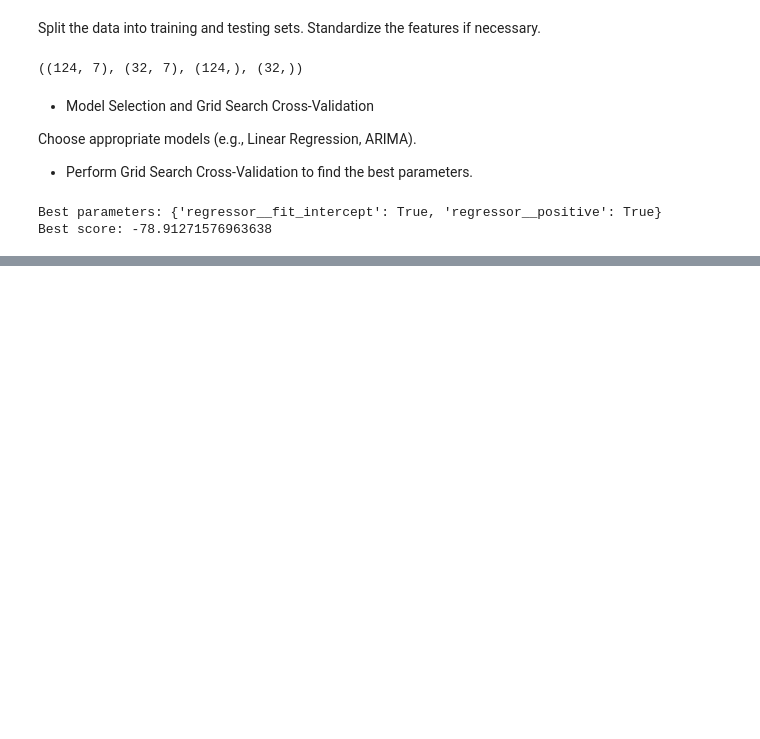
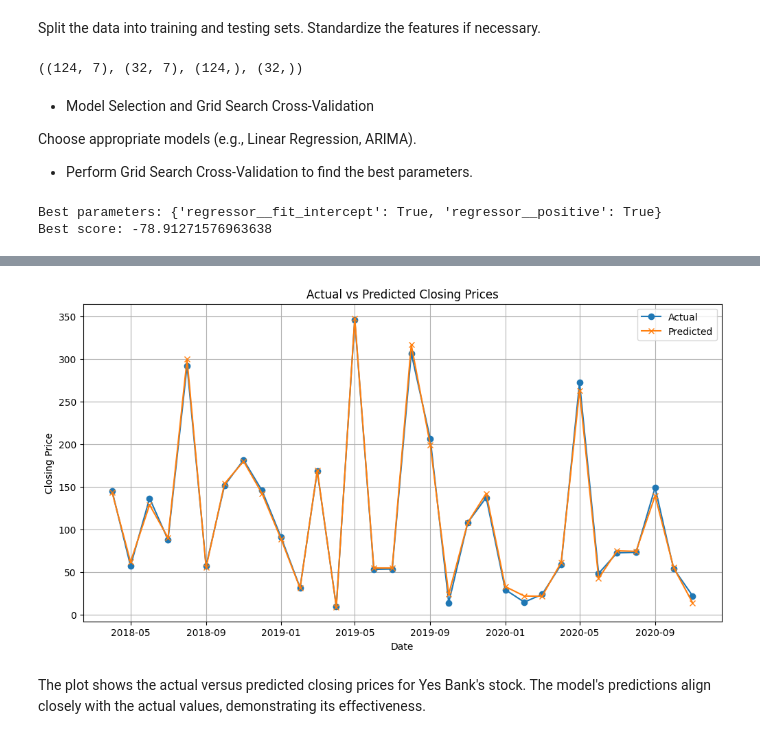
Before and after one commit to vinodvicki/Yes_Bank, a Jupyter notebook: Yes_Bank.ipynb, the cells around one changed output, grey strips where cells are left out. Saved outputs shown, nothing was run; the diff lists cells and outputs as text; code cells hidden in the pictures; blank space fills up the shorter version.

```diff
--- a/Yes_Bank.ipynb
+++ b/Yes_Bank.ipynb
@@ -305,0 +301,16 @@ array([143.63598863,  62.16896556, 129.02477405,  90.49353187,
+# %%
+plt.figure(figsize=(12, 6))
+
+plt.plot(df['Date'][-len(y_test):], y_test, label='Actual', marker='o')
+plt.plot(df['Date'][-len(y_test):], y_pred, label='Predicted', marker='x')
+
+plt.title('Actual vs Predicted Closing Prices')
+plt.xlabel('Date')
+plt.ylabel('Closing Price')
+plt.legend()
+plt.grid(True)
+plt.show()
+# %% [output]
+[figure, added]
+# %% [markdown]
+The plot shows the actual versus predicted closing prices for Yes Bank's stock. The model's predictions align closely with the actual values, demonstrating its effectiveness.
```
Also changed, not shown: parts of 4 cells of this notebook.
